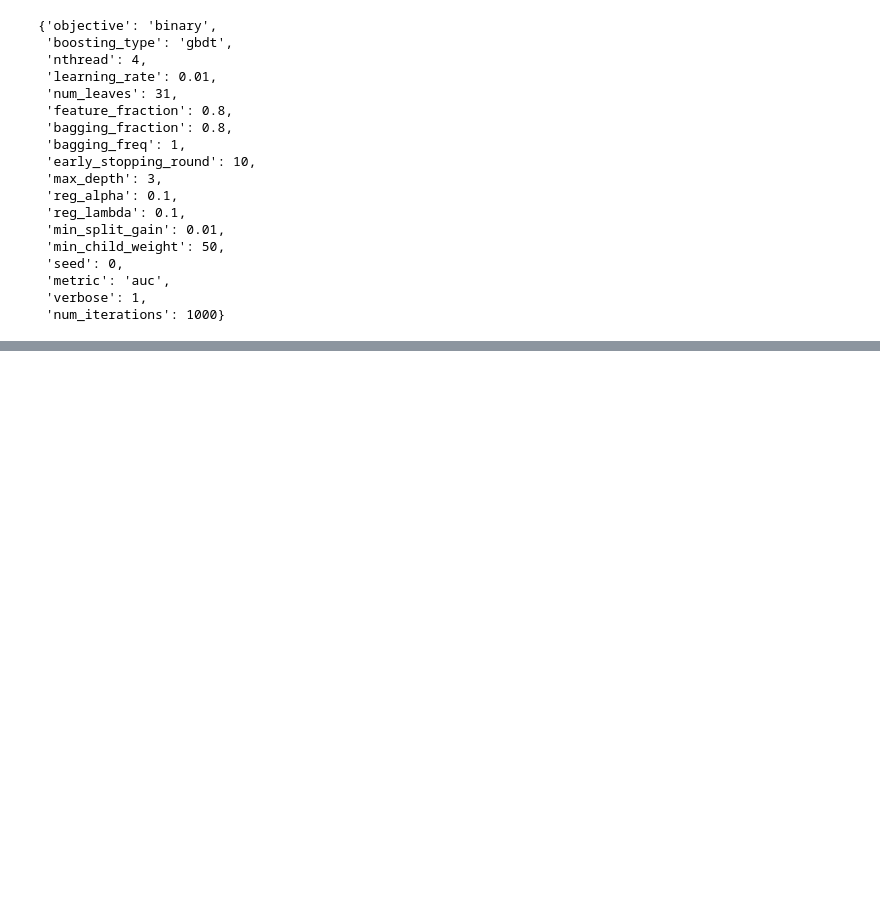
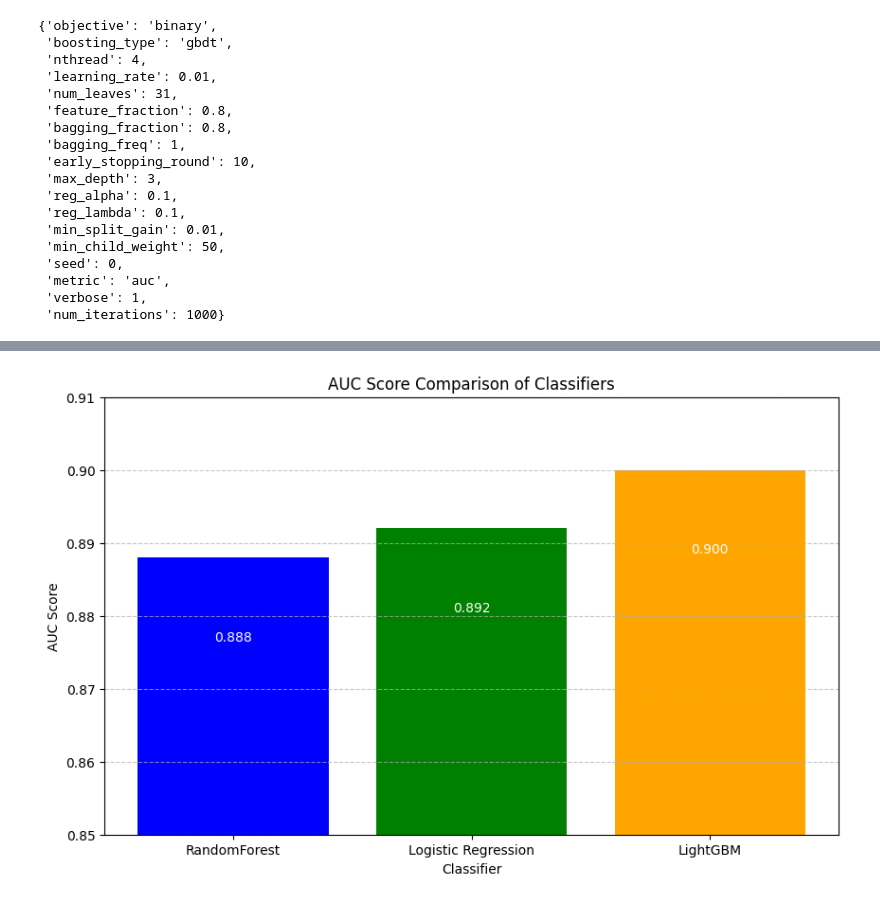
Before and after one commit to NeerajSura/PML, a Jupyter notebook: LinkPrediction/PML_Project1.ipynb, the cells around one changed output, grey strips where cells are left out. Drawn from its saved outputs; the diff is of its cells as text; code cells hidden in the pictures; blank space fills up the shorter version.

```diff
--- a/LinkPrediction/PML_Project1.ipynb
+++ b/LinkPrediction/PML_Project1.ipynb
@@ -750,0 +790,26 @@ clf.params
+# %%
+import matplotlib.pyplot as plt
+
+# Classifier names
+classifiers = ['RandomForest', 'Logistic Regression', 'LightGBM']
+
+# AUC scores
+auc_scores = [0.888, 0.892, 0.9]
+
+# Plotting the comparison
+plt.figure(figsize=(10, 6))
+bars = plt.bar(classifiers, auc_scores, color=['blue', 'green', 'orange'])
+plt.title('AUC Score Comparison of Classifiers')
+plt.xlabel('Classifier')
+plt.ylabel('AUC Score')
+plt.ylim(0.85, 0.91)  # Adjust ylim to better visualize the differences
+plt.grid(axis='y', linestyle='--', alpha=0.7)
+
+# Add AUC values inside the bars
+for bar, auc_score in zip(bars, auc_scores):
+    plt.text(bar.get_x() + bar.get_width() / 2, bar.get_height() - 0.01, f'{auc_score:.3f}',
+             ha='center', va='top', color='white')
+
+plt.show()
+# %% [output]
+[figure, added]
```
Also changed, not shown: parts of 5 cells of this notebook, 1 other file.
